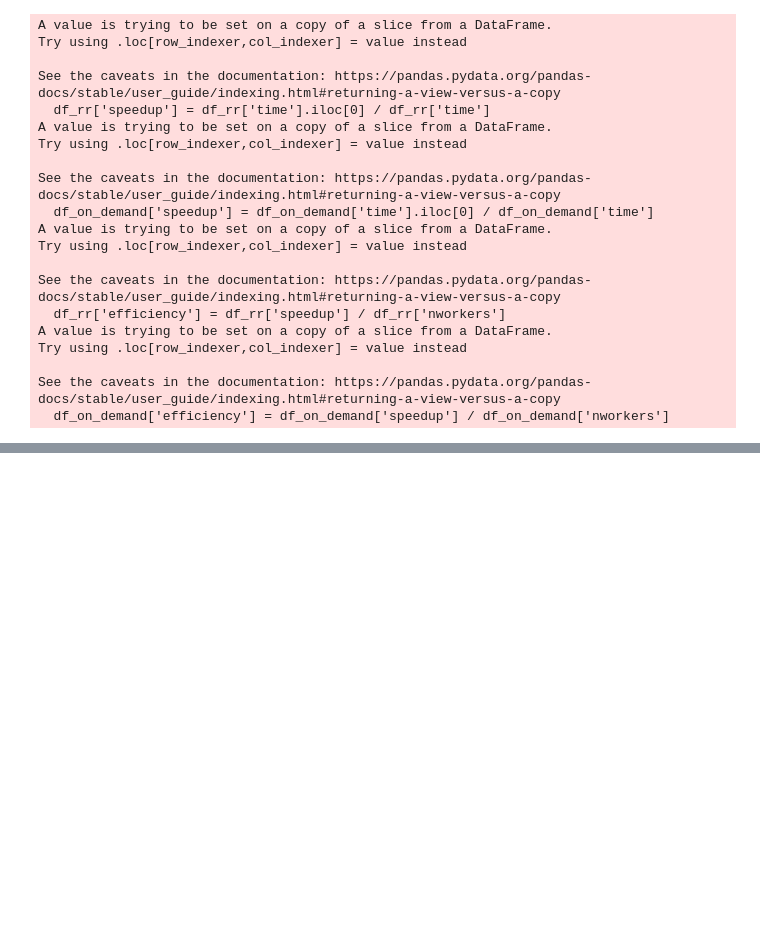
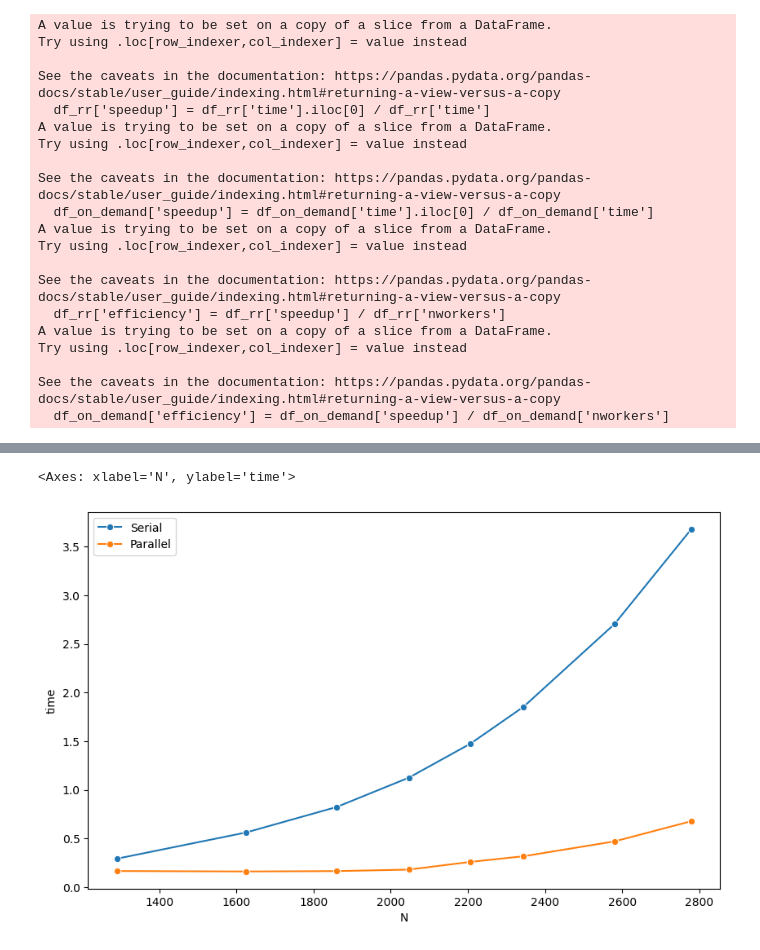
Before and after one commit to g-lago8/SPM-project, a Jupyter notebook: results/results.ipynb, the cells around one changed output, grey strips where cells are left out. Drawn from its saved outputs; the diff is of its cells as text; code cells hidden in the pictures; blank space fills up the shorter version.

```diff
--- a/results/results.ipynb
+++ b/results/results.ipynb
@@ -142,0 +148,19 @@ with open('strong_scaling_on_demand.tex', 'w') as f:
+# %%
+df.head()
+df.columns = ['N', 'time']
+# %%
+df_par.head()
+df_par.columns = ['time', 'nworkers', 'blocksize', 'N', 'scheduling']
+# %%
+# group by nworkers, drop blocksize column, delete max and min values for each group
+grouped = df_par.groupby(['nworkers'])
+df_par = grouped.apply(lambda x: x[(x['time'] != x['time'].max()) & (x['time'] != x['time'].min())])
+df_par = df_par.reset_index(drop=True)
+
+grouped = df.groupby(['N'])
+df = grouped.apply(lambda x: x[(x['time'] != x['time'].max()) & (x['time'] != x['time'].min())])
+df = df.reset_index(drop=True)
+# %%
+df_par = df_par.groupby(['nworkers']).mean()
+df = df.groupby(['N']).mean()
+df, df_par
@@ -142,0 +188,8 @@ with open('strong_scaling_on_demand.tex', 'w') as f:
+# %%
+# plot time taken wrt N
+plt.figure(figsize=(10, 6))
+sns.lineplot(x=df.index, y=df['time'], label='Serial', marker='o')
+sns.lineplot(x=df_par.N, y=df_par['time'], label='Parallel', marker='o')
+# %% [output]
+<Axes: xlabel='N', ylabel='time'>
+[figure, added]
```
Also changed, not shown: parts of 11 cells of this notebook, 7 other files.
